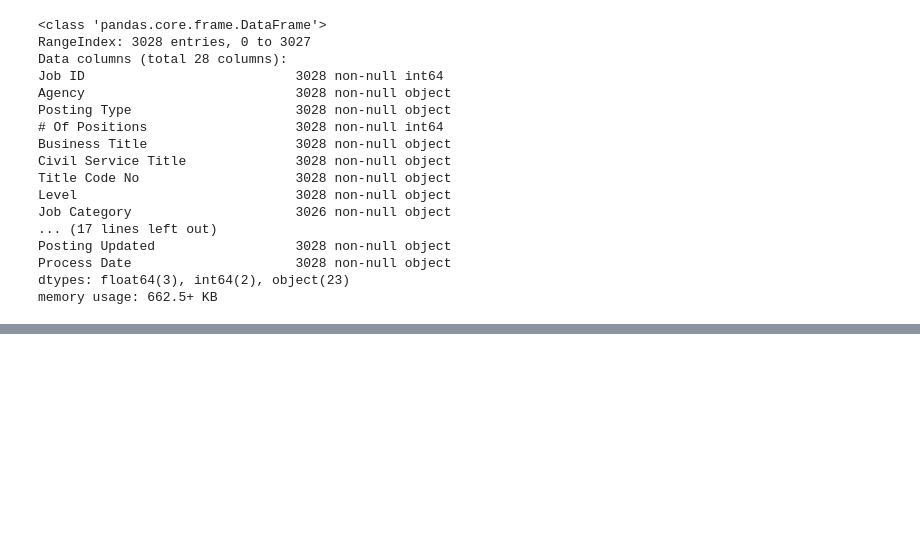
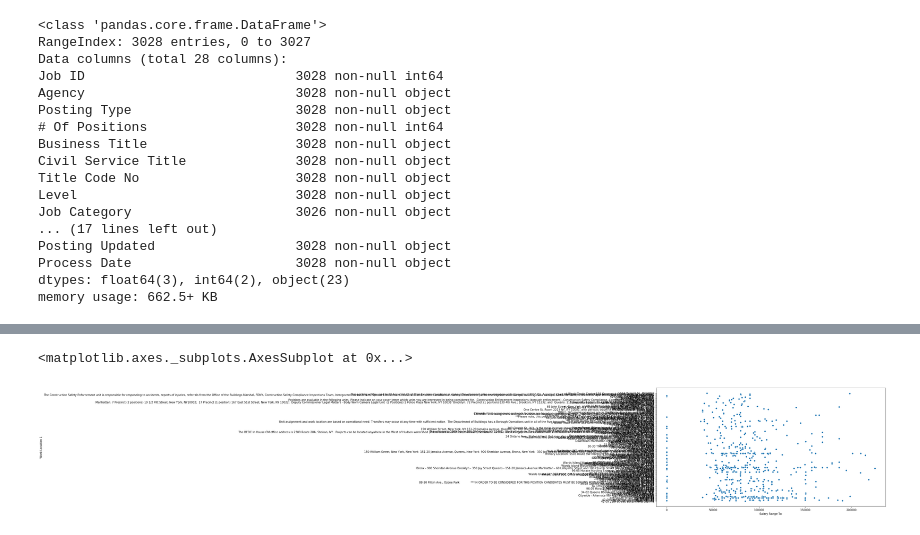
Before and after one commit to feedingthemachine/exblog, a Jupyter notebook: BoxPlot-Outliers/outliers.ipynb, the cells around one changed output, grey strips where cells are left out. Saved outputs shown, nothing was run; the diff lists cells and outputs as text; code cells hidden in the pictures; blank space fills up the shorter version.

```diff
--- a/BoxPlot-Outliers/outliers.ipynb
+++ b/BoxPlot-Outliers/outliers.ipynb
@@ -35,8 +35,0 @@ sns.boxplot(df_outlier, orient='v')
-# %%
-plt.rcParams['figure.figsize'] = (25,20)
-columns = df.iloc[:,1:]
-for i,col in enumerate(columns):
-    plt.subplot(1, len(columns,i+1)
-    sns.boxplot(x=col ,data=df , orient='v').set_title(f'Boxplot {col}',size =14)
-    if (i == len(columns)):
-        plt.show()
@@ -44,0 +36,5 @@ SyntaxError: invalid syntax (<ipython-input-7-58c960e57ba8>, line 5)
+# %%
+sns.scatterplot(y='Work Location 1', x='Salary Range To',data = df)
+# %% [output]
+<matplotlib.axes._subplots.AxesSubplot at 0x...>
+[figure, added]
```
Also changed, not shown: parts of 2 cells of this notebook.
